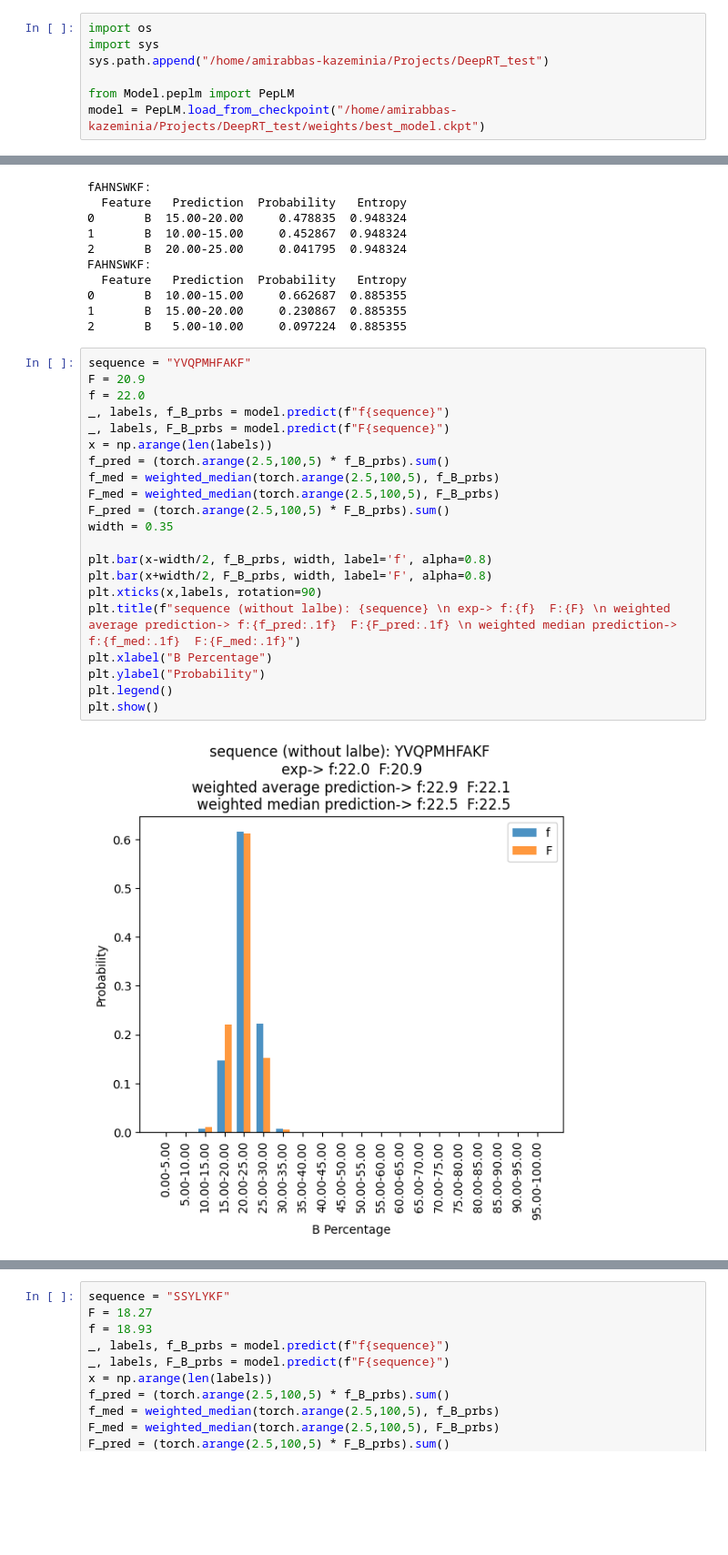
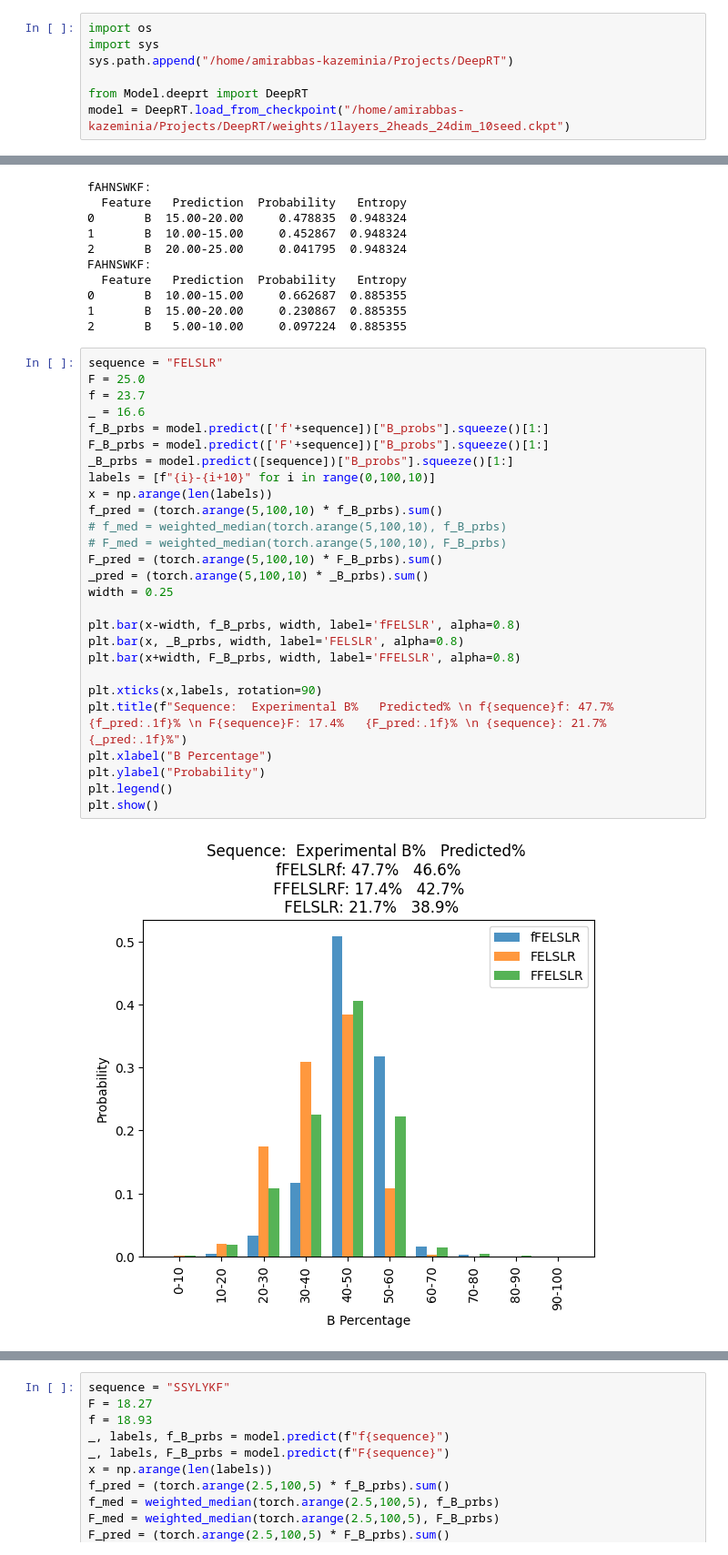
Before and after one commit to amirika20/StereoPep-Benchmarks, a Jupyter notebook: inference/UI.ipynb, the cells around one changed output, grey strips where cells are left out. Shown: that part at 91% size. Cells and saved outputs as stored; diff of their text form; blank space fills up the shorter version.

```diff
--- a/inference/UI.ipynb
+++ b/inference/UI.ipynb
@@ -1,10 +1,10 @@
 # %%
 import os
 import sys
-sys.path.append("/home/amirabbas-kazeminia/Projects/DeepRT_test")
+sys.path.append("/home/amirabbas-kazeminia/Projects/DeepRT")
 
-from Model.peplm import PepLM
-model = PepLM.load_from_checkpoint("/home/amirabbas-kazeminia/Projects/DeepRT_test/weights/best_model.ckpt")
+from Model.deeprt import DeepRT
+model = DeepRT.load_from_checkpoint("/home/amirabbas-kazeminia/Projects/DeepRT/weights/1layers_2heads_24dim_10seed.ckpt")
 # %%
 %matplotlib inline
 import matplotlib.pyplot as plt
@@ -154,25 +157,31 @@ FAHNSWKF:
 1       B  15.00-20.00     0.230867  0.885355
 2       B   5.00-10.00     0.097224  0.885355
 # %%
-sequence = "YVQPMHFAKF"
-F = 20.9
-f = 22.0
-_, labels, f_B_prbs = model.predict(f"f{sequence}")
-_, labels, F_B_prbs = model.predict(f"F{sequence}")
+sequence = "FELSLR"
+F = 25.0
+f = 23.7
+_ = 16.6
+f_B_prbs = model.predict(['f'+sequence])["B_probs"].squeeze()[1:]
+F_B_prbs = model.predict(['F'+sequence])["B_probs"].squeeze()[1:]
+_B_prbs = model.predict([sequence])["B_probs"].squeeze()[1:]
+labels = [f"{i}-{i+10}" for i in range(0,100,10)]
 x = np.arange(len(labels))
-f_pred = (torch.arange(2.5,100,5) * f_B_prbs).sum()
-f_med = weighted_median(torch.arange(2.5,100,5), f_B_prbs)
-F_med = weighted_median(torch.arange(2.5,100,5), F_B_prbs)
-F_pred = (torch.arange(2.5,100,5) * F_B_prbs).sum()
-width = 0.35
+f_pred = (torch.arange(5,100,10) * f_B_prbs).sum()
+# f_med = weighted_median(torch.arange(5,100,10), f_B_prbs)
+# F_med = weighted_median(torch.arange(5,100,10), F_B_prbs)
+F_pred = (torch.arange(5,100,10) * F_B_prbs).sum()
+_pred = (torch.arange(5,100,10) * _B_prbs).sum()
+width = 0.25
 
-plt.bar(x-width/2, f_B_prbs, width, label='f', alpha=0.8)
-plt.bar(x+width/2, F_B_prbs, width, label='F', alpha=0.8)
+plt.bar(x-width, f_B_prbs, width, label='fFELSLR', alpha=0.8)
+plt.bar(x, _B_prbs, width, label='FELSLR', alpha=0.8)
+plt.bar(x+width, F_B_prbs, width, label='FFELSLR', alpha=0.8)
+
 plt.xticks(x,labels, rotation=90)
-plt.title(f"sequence (without lalbe): {sequence} \n exp-> f:{f}  F:{F} \n weighted average prediction-> f:{f_pred:.1f}  F:{F_pred:.1f} \n weighted median prediction-> f:{f_med:.1f}  F:{F_med:.1f}")
+plt.title(f"Sequence:  Experimental B%   Predicted% \n f{sequence}f: 47.7%   {f_pred:.1f}% \n F{sequence}F: 17.4%   {F_pred:.1f}% \n {sequence}: 21.7%   {_pred:.1f}%")
 plt.xlabel("B Percentage")
 plt.ylabel("Probability")
 plt.legend()
 plt.show()
 # %% [output]
-[figure, old version]
+[figure, new version]
```
Also changed, not shown: parts of 5 cells of this notebook, 54 other files.
